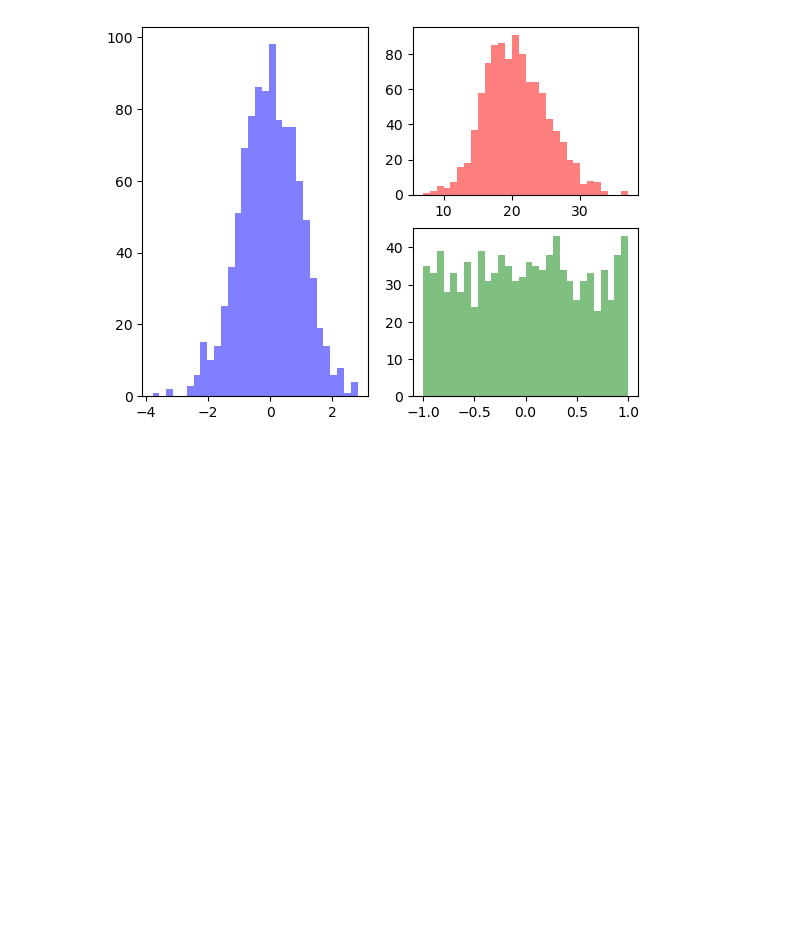
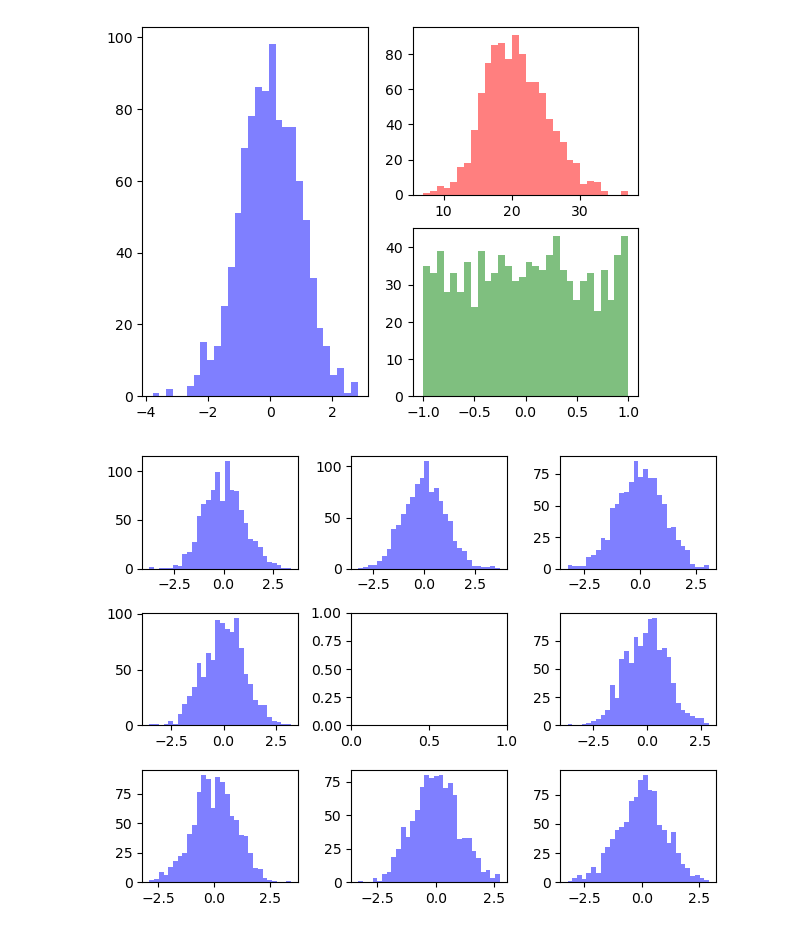
Before and after one commit to RnLe/python-basics, a Jupyter notebook: matplotlib/mosaic_plot.ipynb, the cells around one changed output. Drawn from its saved outputs; the diff is of its cells as text; code cells hidden in the pictures; blank space fills up the shorter version.

Commit message:
added 3x3 subplot example

```diff
--- a/matplotlib/mosaic_plot.ipynb
+++ b/matplotlib/mosaic_plot.ipynb
@@ -32,3 +32,14 @@ ax['uniform'].hist(uniform, bins=30, color='g', alpha=0.5)
 plt.show()
 # %% [output]
 [figure]
+# %%
+# Example: create a 3x3 grid of subplots
+fig, ax = plt.subplot_mosaic([['a', 'b', 'c'], ['d', 'e', 'f'], ['g', 'h', 'i']])
+for i in ax:
+    if i == 'e':
+        continue
+    ax[i].hist(np.random.normal(0, 1, 1000), bins=30, color='b', alpha=0.5)
+
+plt.tight_layout()
+# %% [output]
+[figure, added]
```
